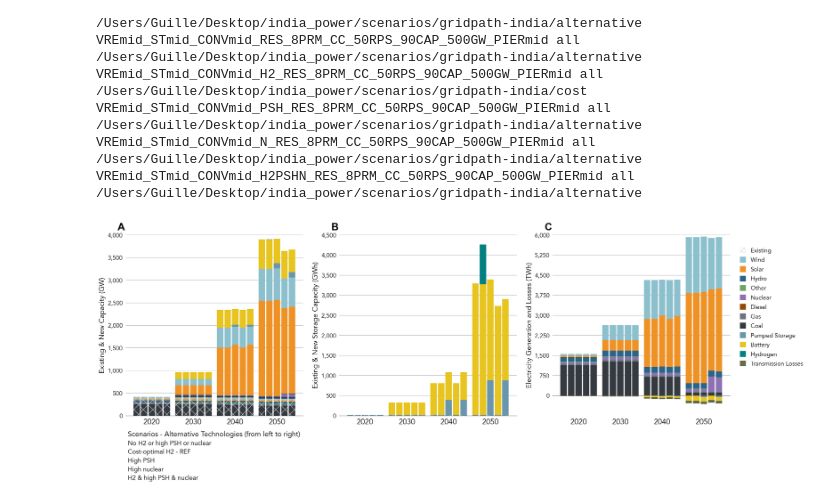
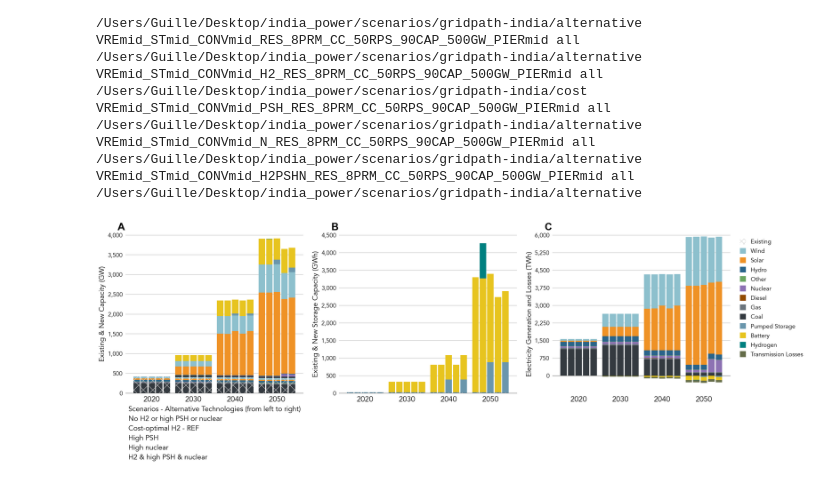
Before and after one commit to cetlab-ucsb/gridpath_india_viz, a Jupyter notebook: notebooks/system-capacity_generation.ipynb, the cells around one changed output. Saved outputs shown, nothing was run; the diff lists cells and outputs as text; code cells hidden in the pictures.

```diff
--- a/notebooks/system-capacity_generation.ipynb
+++ b/notebooks/system-capacity_generation.ipynb
@@ -71,7 +71,7 @@ VREhigh_SThigh_CONVhigh_H2_RES_8PRM_CC_50RPS_90CAP_500GW_PIERmid all /Users/Guil
 ## Paper Panel Figures
 # %%
 fig, _ax = plt.subplot_mosaic([['A', 'B', 'C']],
-                              figsize = (27.5, 8.25),
+                              figsize = (27.5, 7.25),
                               gridspec_kw = {'width_ratios': [1, 1, 1]})
 
 for label, ax in _ax.items():
@@ -106,14 +106,14 @@ handles_ = [line1, line1, line1, line1, line1, line1]
 labels_  = list(cost_['scen_labels']['label'].to_numpy())
 
 leg = _ax['A'].legend(handles_, labels_,
-                      loc = (0., -.425),
+                      loc = (0., -.525),
                       title = 'Scenarios - Technology Cost (from left to right)',
                       frameon = False,
                       labelspacing = 0.25,
                       title_fontsize = 18,
                       handletextpad = -1.,
                       ncol = 1,
-                      prop = {'size': 16})
+                      prop = {'size': 18})
 
 leg._legend_box.align = "left"
 
@@ -122,7 +122,7 @@ plt.savefig(path_to_images + '/cost-capacity_generation.pdf',
 
 plt.savefig(path_to_images + '/cost-capacity_generation.png',
             bbox_inches = 'tight',
-            dpi         = 600)
+            dpi = 600)
 
 plt.show()
 # %% [output]
@@ -165,7 +165,7 @@ VREmid_STmid_CONVmid_H2_RES_8PRM_CC_50RPS_90CAP_500GW_PIERmid all /Users/Guille/
 VREmid_STmid_CONVmid_H2_RES_8PRM_CC_50RPS_90CAP_500GW_PIERhigh all /Users/Guille/Desktop/india_power/scenarios/gridpath-india/demand
 # %%
 fig, _ax = plt.subplot_mosaic([['A', 'B', 'C']],
-                              figsize = (27.5, 8.25),
+                              figsize = (27.5, 7.25),
                               gridspec_kw = {'width_ratios': [1, 1, 1]})
 
 for label, ax in _ax.items():
@@ -201,14 +201,14 @@ handles_ = [line1, line1, line1, line1, line1, line1]
 labels_  = list(demand_['scen_labels']['label'].to_numpy())
 
 leg = _ax['A'].legend(handles_, labels_,
-                      loc = (0., -.425),
+                      loc = (0., -.525),
                       title = 'Scenarios - Demand (from left to right)',
                       frameon = False,
                       labelspacing = 0.25,
                       title_fontsize = 18,
                       handletextpad = -1.,
                       ncol = 1,
-                      prop = {'size': 16})
+                      prop = {'size': 18})
 
 leg._legend_box.align = "left"
 
@@ -256,7 +256,7 @@ VREmid_STmid_CONVmid_H2_RES_8PRM_CC_50RPS_90CAP_500GW_PIERmid all /Users/Guille/
 VREmid_STmid_CONVmid_H2_RES_8PRM_CC_50RPS_100CAP_500GW_PIERmid all /Users/Guille/Desktop/india_power/scenarios/gridpath-india/pier
 # %%
 fig, _ax = plt.subplot_mosaic([['A', 'B', 'C']],
-                              figsize = (27.5, 8.25),
+                              figsize = (27.5, 7.25),
                               gridspec_kw = {'width_ratios': [1, 1, 1]})
 
 for label, ax in _ax.items():
@@ -291,14 +291,14 @@ handles_ = [line1, line1, line1, line1, line1, line1]
 labels_  = list(pier_['scen_labels']['label'].to_numpy())
 
 leg = _ax['A'].legend(handles_, labels_,
-                      loc = (0., -.375),
+                      loc = (0., -.45),
                       title = 'Scenarios - Clean Energy and Carbon Targets (from left to right)',
                       frameon = False,
                       labelspacing = 0.25,
                       title_fontsize = 18,
                       handletextpad = -1.,
                       ncol = 1,
-                      prop = {'size': 16})
+                      prop = {'size': 18})
 
 leg._legend_box.align = "left"
 
@@ -346,7 +346,7 @@ VREmid_STmid_CONVmid_H2_RES_8PRM_CC_50RPS_90CAP_500GW_ICEDmid all /Users/Guille/
 VREmid_STmid_CONVmid_H2_RES_8PRM_CC_50RPS_100CAP_500GW_ICEDmid all /Users/Guille/Desktop/india_power/scenarios/gridpath-india/iced
 # %%
 fig, _ax = plt.subplot_mosaic([['A', 'B', 'C']],
-                              figsize = (27.5, 8.25),
+                              figsize = (27.5, 7.25),
                               gridspec_kw = {'width_ratios': [1, 1, 1]})
 
 
@@ -382,14 +382,14 @@ handles_ = [line1, line1, line1, line1, line1, line1]
 labels_  = list(iced_['scen_labels']['label'].to_numpy())
 
 leg = _ax['A'].legend(handles_, labels_,
-                      loc = (0., -.375),
+                      loc = (0., -.425),
                       title = 'Scenarios - Linearly-Scaled Demand (from left to right)',
                       frameon = False,
                       labelspacing = 0.25,
                       title_fontsize = 18,
                       handletextpad = -1.,
                       ncol = 1,
-                      prop = {'size': 16})
+                      prop = {'size': 18})
 
 leg._legend_box.align = "left"
 
@@ -437,7 +437,7 @@ VREmid_STmid_CONVmid_N_RES_8PRM_CC_50RPS_90CAP_500GW_PIERmid all /Users/Guille/D
 VREmid_STmid_CONVmid_H2PSHN_RES_8PRM_CC_50RPS_90CAP_500GW_PIERmid all /Users/Guille/Desktop/india_power/scenarios/gridpath-india/alternative
 # %%
 fig, _ax = plt.subplot_mosaic([['A', 'B', 'C']],
-                              figsize = (27.5, 8.25),
+                              figsize = (27.5, 7.25),
                               gridspec_kw = {'width_ratios': [1, 1, 1]})
 
 for label, ax in _ax.items():
@@ -463,33 +463,33 @@ viz._plot_new_and_existing_storage(_ax['B'], alternative_['capacity'], alternati
 viz._plot_dispatch(_ax['C'], alternative_['dispatch'], alternative_['scen_labels'], tech_labels_,
                    ylabel = r'Electricity Generation and Losses (TWh)',
                    legend = True,
                    y_lim_max = 6000,
                    y_lim_min = -750,
                    y_grid_inc = 750)
 
 line1    = Line2D([], [], color = 'None')
 handles_ = [line1, line1, line1, line1, line1, line1]
 labels_  = list(alternative_['scen_labels']['label'].to_numpy())
 
 leg = _ax['A'].legend(handles_, labels_,
-                      loc = (0., -.38),
+                      loc = (0., -.45),
                       title = 'Scenarios - Alternative Technologies (from left to right)',
                       frameon = False,
                       labelspacing = 0.25,
                       title_fontsize = 18,
                       handletextpad = -1.,
                       ncol = 1,
-                      prop = {'size': 16})
+                      prop = {'size': 18})
 
 leg._legend_box.align = "left"
 
 plt.savefig(path_to_images + '/SI-alternative-capacity_generation.pdf',
             bbox_inches = 'tight')
 
 plt.savefig(path_to_images + '/SI-alternative-capacity_generation.png',
             bbox_inches = 'tight',
             dpi = 600)
 
 plt.show()
 # %% [output]
-[figure, old version]
+[figure, new version]
```
Also changed, not shown: parts of 3 cells of this notebook, 8 other files.
